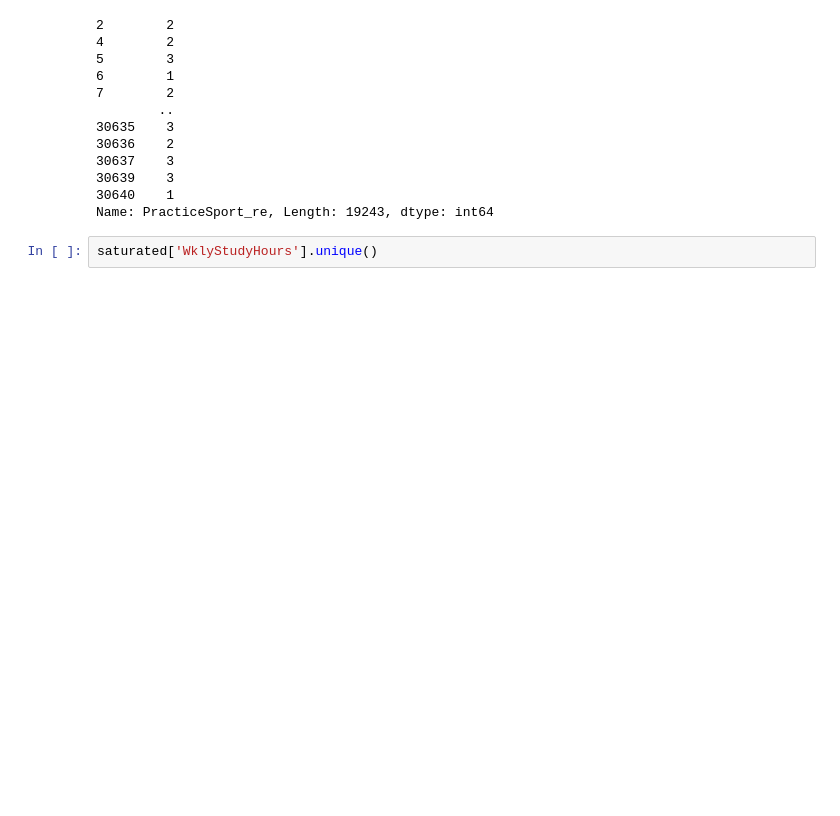
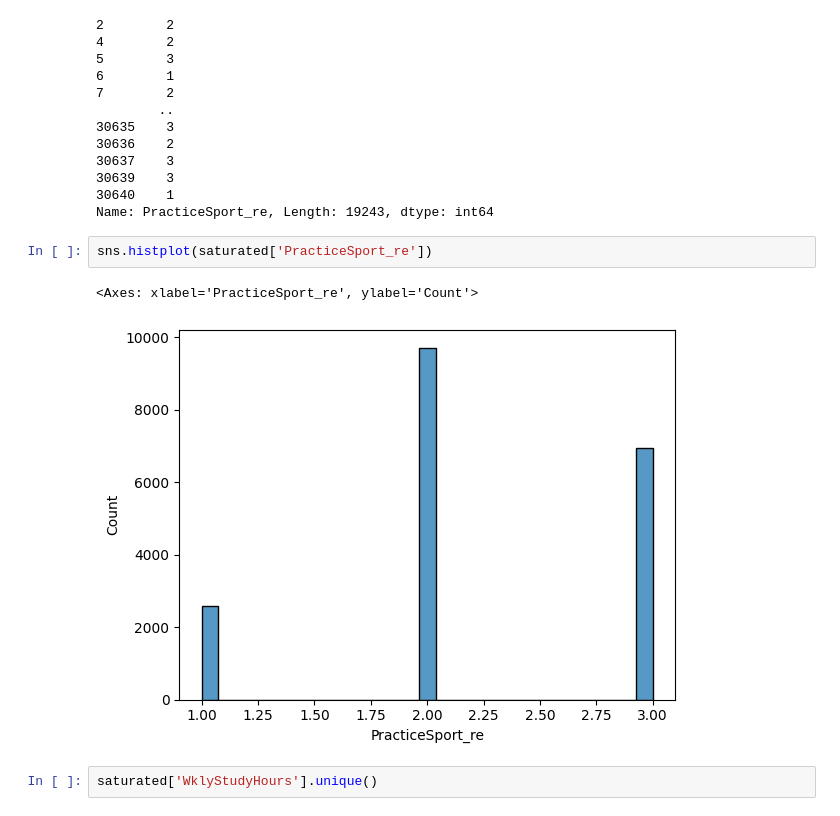
Before and after one commit to MarsCreoAbis/ProjektAiWD, a Jupyter notebook: maincode.ipynb, the cells around one changed output. Saved outputs shown, nothing was run; the diff lists cells and outputs as text; blank space fills up the shorter version.

```diff
--- a/maincode.ipynb
+++ b/maincode.ipynb
@@ -132,6 +132,11 @@ See the caveats in the documentation: https://pandas.pydata.org/pandas-docs/stab
 30639    3
 30640    1
 Name: PracticeSport_re, Length: 19243, dtype: int64
+# %%
+sns.histplot(saturated['PracticeSport_re'])
+# %% [output]
+<Axes: xlabel='PracticeSport_re', ylabel='Count'>
+[figure, added]
 # %%
 saturated['WklyStudyHours'].unique()
 # %% [output]
```
Also changed, not shown: parts of 13 cells of this notebook.
